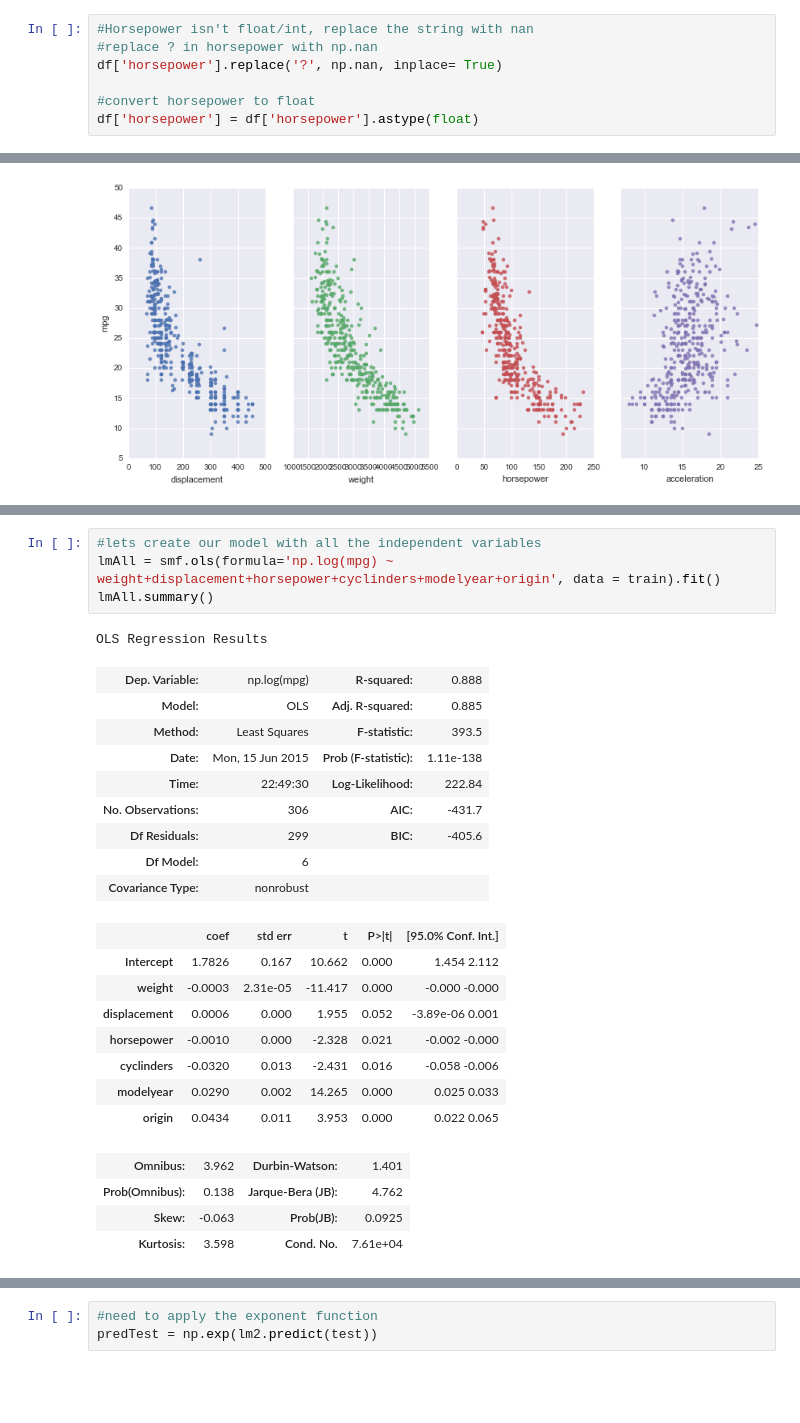
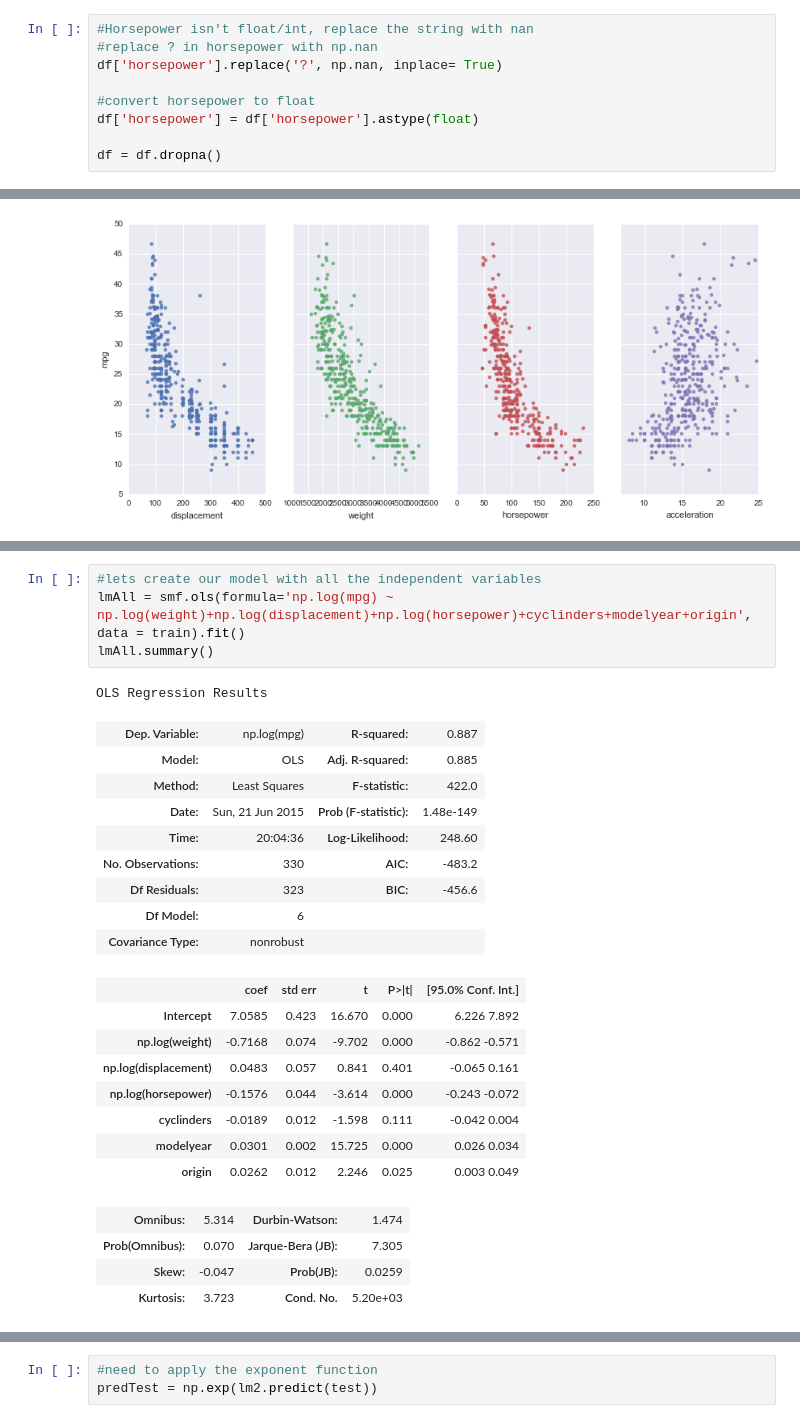
Before and after one commit to neil90/Learning_LinearReg, a Jupyter notebook: mpguci_LR_Seaborn.ipynb, the cells around one changed output, grey strips where cells are left out. Saved outputs shown, nothing was run; the diff lists cells and outputs as text; blank space fills up the shorter version.

```diff
--- a/mpguci_LR_Seaborn.ipynb
+++ b/mpguci_LR_Seaborn.ipynb
@@ -47,6 +47,8 @@ df['horsepower'].replace('?', np.nan, inplace= True)
 
 #convert horsepower to float
 df['horsepower'] = df['horsepower'].astype(float)
+
+df = df.dropna()
 # %%
 #horsepower is now float
 df.info()
@@ -168,29 +186,29 @@ print pearsonr(train['weight'],train['horsepower'])[0]
 # %%
 #lets create our model with all the independent variables
-lmAll = smf.ols(formula='np.log(mpg) ~ weight+displacement+horsepower+cyclinders+modelyear+origin', data = train).fit()
+lmAll = smf.ols(formula='np.log(mpg) ~ np.log(weight)+np.log(displacement)+np.log(horsepower)+cyclinders+modelyear+origin', data = train).fit()
 lmAll.summary()
 # %% [output]
 OLS Regression Results
-| Dep. Variable: | np.log(mpg) | R-squared: | 0.888 |
+| Dep. Variable: | np.log(mpg) | R-squared: | 0.887 |
 | Model: | OLS | Adj. R-squared: | 0.885 |
-| Method: | Least Squares | F-statistic: | 393.5 |
-| Date: | Mon, 15 Jun 2015 | Prob (F-statistic): | 1.11e-138 |
-| Time: | 22:49:30 | Log-Likelihood: | 222.84 |
-| No. Observations: | 306 | AIC: | -431.7 |
-| Df Residuals: | 299 | BIC: | -405.6 |
+| Method: | Least Squares | F-statistic: | 422.0 |
+| Date: | Sun, 21 Jun 2015 | Prob (F-statistic): | 1.48e-149 |
+| Time: | 20:04:36 | Log-Likelihood: | 248.60 |
+| No. Observations: | 330 | AIC: | -483.2 |
+| Df Residuals: | 323 | BIC: | -456.6 |
 | Df Model: | 6 |  |  |
 | Covariance Type: | nonrobust |  |  |
 |  | coef | std err | t | P>|t| | [95.0% Conf. Int.] |
-| Intercept | 1.7826 | 0.167 | 10.662 | 0.000 | 1.454 2.112 |
-| weight | -0.0003 | 2.31e-05 | -11.417 | 0.000 | -0.000 -0.000 |
-| displacement | 0.0006 | 0.000 | 1.955 | 0.052 | -3.89e-06 0.001 |
-| horsepower | -0.0010 | 0.000 | -2.328 | 0.021 | -0.002 -0.000 |
-| cyclinders | -0.0320 | 0.013 | -2.431 | 0.016 | -0.058 -0.006 |
-| modelyear | 0.0290 | 0.002 | 14.265 | 0.000 | 0.025 0.033 |
-| origin | 0.0434 | 0.011 | 3.953 | 0.000 | 0.022 0.065 |
+| Intercept | 7.0585 | 0.423 | 16.670 | 0.000 | 6.226 7.892 |
+| np.log(weight) | -0.7168 | 0.074 | -9.702 | 0.000 | -0.862 -0.571 |
+| np.log(displacement) | 0.0483 | 0.057 | 0.841 | 0.401 | -0.065 0.161 |
+| np.log(horsepower) | -0.1576 | 0.044 | -3.614 | 0.000 | -0.243 -0.072 |
+| cyclinders | -0.0189 | 0.012 | -1.598 | 0.111 | -0.042 0.004 |
+| modelyear | 0.0301 | 0.002 | 15.725 | 0.000 | 0.026 0.034 |
+| origin | 0.0262 | 0.012 | 2.246 | 0.025 | 0.003 0.049 |
-| Omnibus: | 3.962 | Durbin-Watson: | 1.401 |
-| Prob(Omnibus): | 0.138 | Jarque-Bera (JB): | 4.762 |
-| Skew: | -0.063 | Prob(JB): | 0.0925 |
-| Kurtosis: | 3.598 | Cond. No. | 7.61e+04 |
+| Omnibus: | 5.314 | Durbin-Watson: | 1.474 |
+| Prob(Omnibus): | 0.070 | Jarque-Bera (JB): | 7.305 |
+| Skew: | -0.047 | Prob(JB): | 0.0259 |
+| Kurtosis: | 3.723 | Cond. No. | 5.20e+03 |
 # %%
 #displacement looks to be the variable with the highest p-value lets take it out first
```
Also changed, not shown: parts of 12 cells of this notebook.
